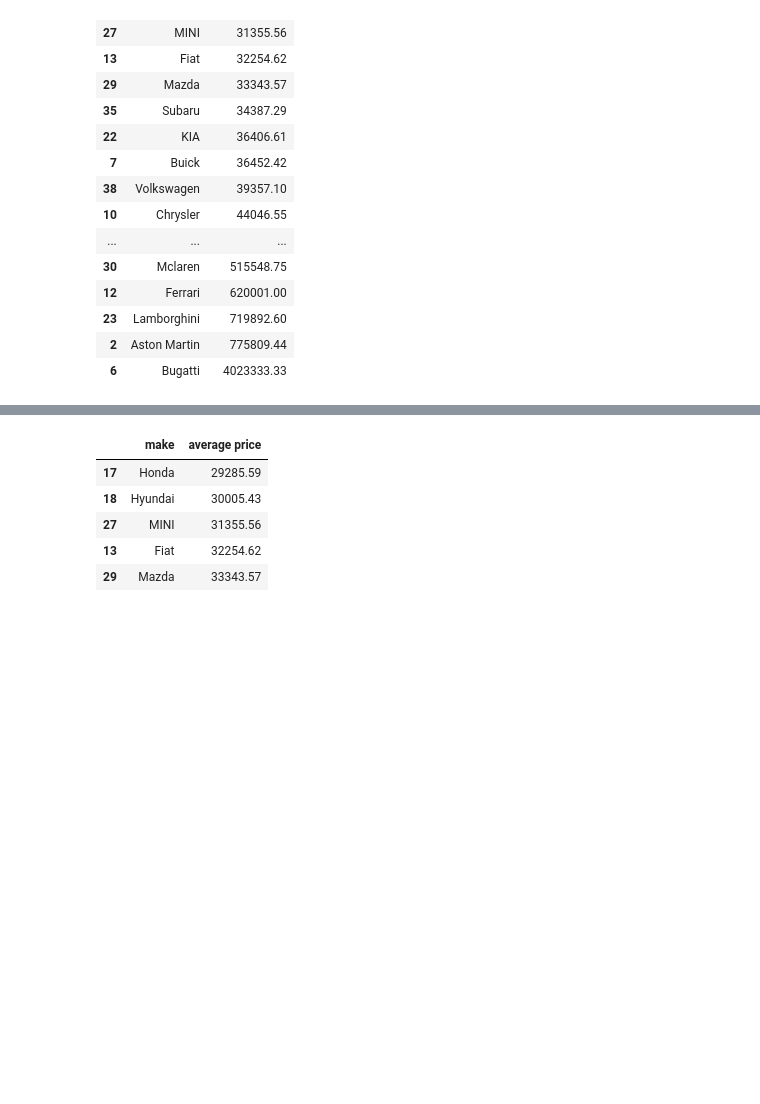
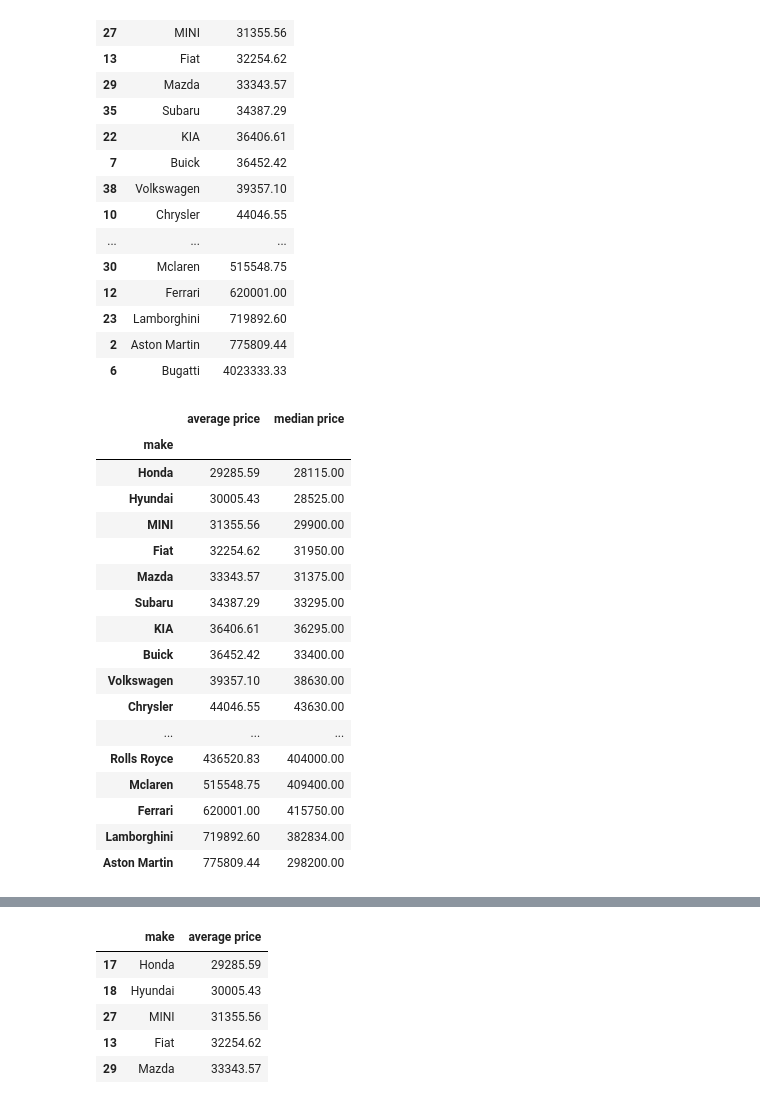
Before and after one commit to raniljoshua/Data-Analysis-Bootcamp_Project-1, a Jupyter notebook: vehicle_analysis.ipynb, the cells around one changed output, grey strips where cells are left out. Drawn from its saved outputs; the diff is of its cells as text; code cells hidden in the pictures; blank space fills up the shorter version.

```diff
--- a/vehicle_analysis.ipynb
+++ b/vehicle_analysis.ipynb
@@ -62,4 +62,34 @@ average_prices_per_make
 | 23 | Lamborghini | 719892.60 |
 | 2 | Aston Martin | 775809.44 |
 | 6 | Bugatti | 4023333.33 |
+# %%
+# find the median price, by manufacturer and merge the two tables
+median_prices_per_make = pd.pivot_table(combined_vehicle_df, index='make', values='price', aggfunc='median')
+median_prices_per_make.sort_values(by='price', ascending=True)
+make_mean_median_price = pd.merge(average_prices_per_make, median_prices_per_make, on='make', how='left')
+make_mean_median_price.rename(columns={'price': 'median price'}, inplace=True)
+
+# drop Bugatti from the list because it skews the data
+make_mean_median_price.drop(39, inplace=True)
+make_mean_median_price = make_mean_median_price.set_index('make')
+make_mean_median_price
+# %% [output]
+|  | average price | median price |
+| make |  |  |
+| Honda | 29285.59 | 28115.00 |
+| Hyundai | 30005.43 | 28525.00 |
+| MINI | 31355.56 | 29900.00 |
+| Fiat | 32254.62 | 31950.00 |
+| Mazda | 33343.57 | 31375.00 |
+| Subaru | 34387.29 | 33295.00 |
+| KIA | 36406.61 | 36295.00 |
+| Buick | 36452.42 | 33400.00 |
+| Volkswagen | 39357.10 | 38630.00 |
+| Chrysler | 44046.55 | 43630.00 |
+| ... | ... | ... |
+| Rolls Royce | 436520.83 | 404000.00 |
+| Mclaren | 515548.75 | 409400.00 |
+| Ferrari | 620001.00 | 415750.00 |
+| Lamborghini | 719892.60 | 382834.00 |
+| Aston Martin | 775809.44 | 298200.00 |
 # %%
```
Also changed, not shown: parts of 5 cells of this notebook, 1 other file.
